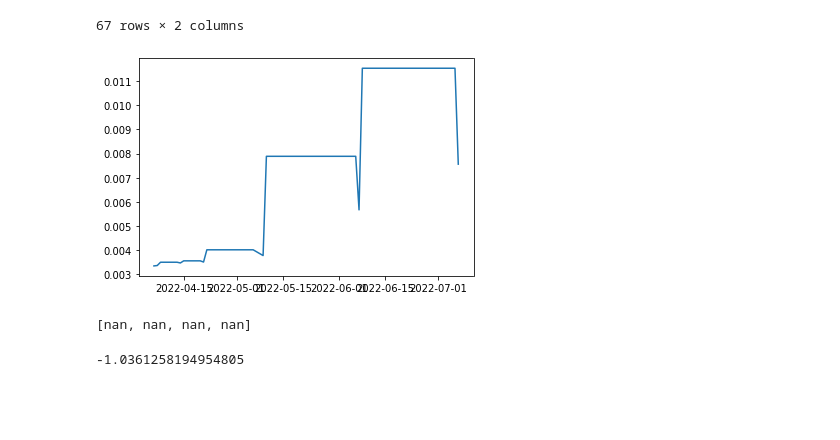
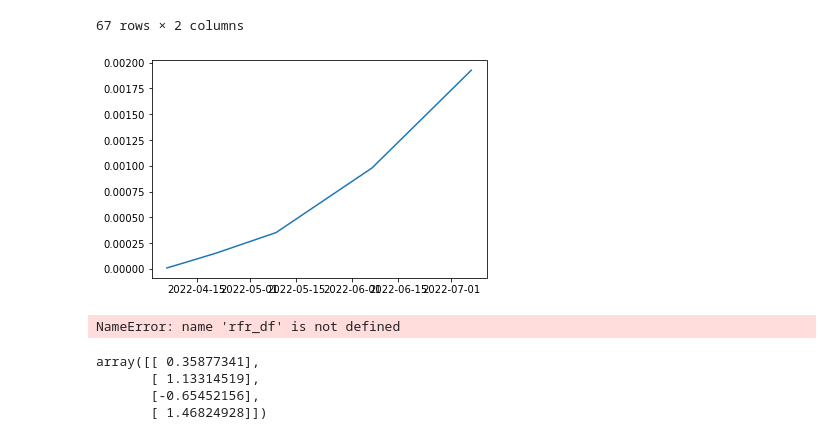
Before and after one commit to quantdive/path-dependent-option-simulation, a Jupyter notebook: Lookback_option_price_simulation.ipynb, the cells around one changed output. Drawn from its saved outputs; the diff is of its cells as text; code cells hidden in the pictures; blank space fills up the shorter version.

```diff
--- a/Lookback_option_price_simulation.ipynb
+++ b/Lookback_option_price_simulation.ipynb
@@ -173,7 +156,7 @@ rfr_df
 | 2022-07-07 | 0.007560 | 0.998076 |
 67 rows × 2 columns
 # %%
-plt.plot(rfr_df['rfr'])
+plt.plot(-np.log(rfr_df['df']))
 plt.show()
 # %% [output]
-[figure, old version]
+[figure, new version]
@@ -199,8 +163,29 @@ for i in range(4):
-# %%
-ST_S0
-# %% [output]
-[nan, nan, nan, nan]
-# %%
-Y[1,0]
-# %% [output]
--1.0361258194954805
+# %%
+rng=np.random.default_rng(21)
+  # 存放St/S0
+K=0.8
+for i in rfr_df.index:
+    St_S0=[]
+    Z=rng.standard_normal((4,1))
+    Y=np.dot(cholesky_decomp,Z)
+    interval=(i-rfr_df.index[0]).days
+    for j in range(4):
+        Si_S0=1/rfr_df.loc[i,'df']*np.exp(-1/2*std_array[j]**2*interval+std_array[j]*np.sqrt(interval)*Y[j][0])
+        St_S0.append(Si_S0)
+    minSt_S0=np.min(St_S0)
+    if minSt_S0>K: continue
+    else: break
+payoff=max(K,minSt_S0)/rfr_df.loc[i,'df']
+print(payoff)
+# %% [output]
+NameError: name 'rfr_df' is not defined
+# %%
+rng=np.random.default_rng(21)
+Z=rng.standard_normal((4,1))
+Y=np.dot(cholesky_decomp,Z)
+Y
+# %% [output]
+array([[ 0.35877341],
+       [ 1.13314519],
+       [-0.65452156],
+       [ 1.46824928]])
```
Also changed, not shown: parts of 12 cells of this notebook.
